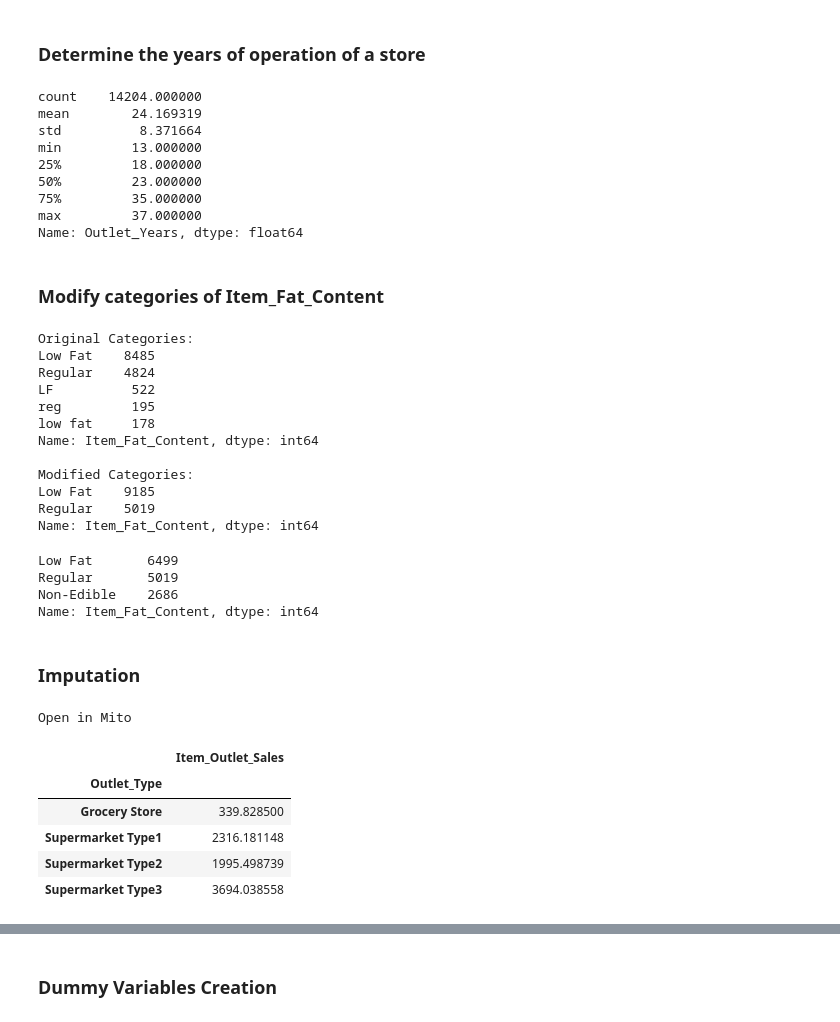
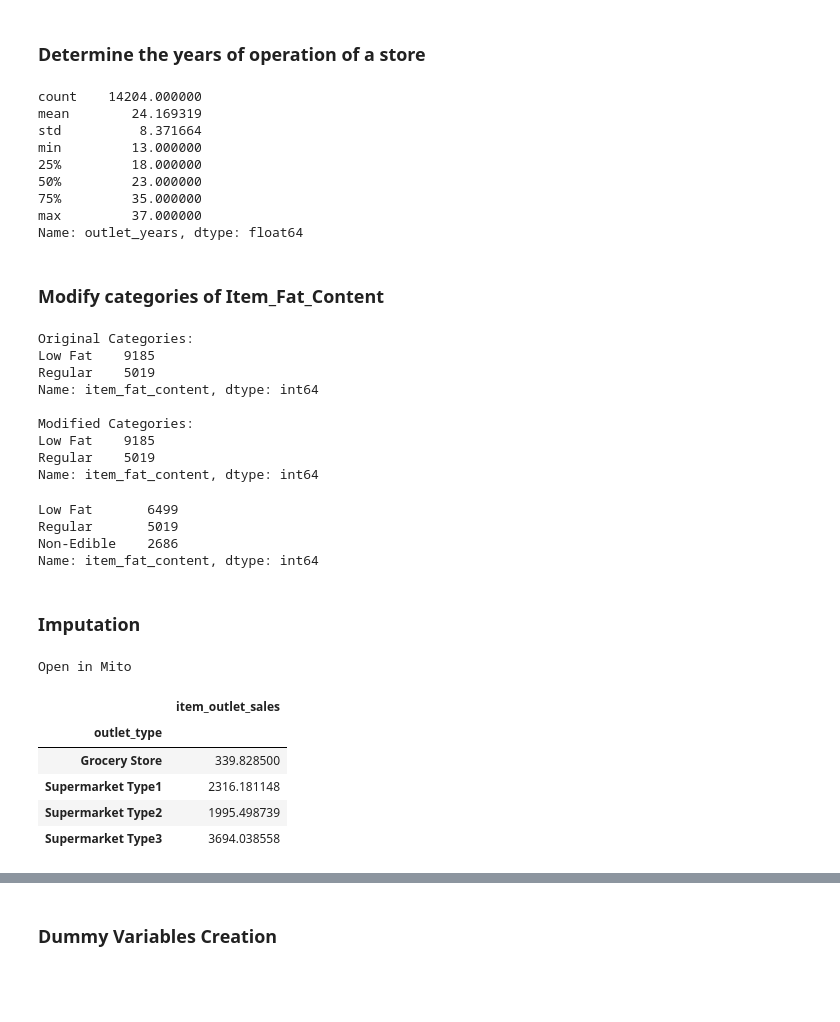
Before and after one commit to manuvats/Store_Sales_Prediction, a Jupyter notebook: notebooks/jupyter_notebook.ipynb, the cells around one changed output, grey strips where cells are left out. Saved outputs shown, nothing was run; the diff lists cells and outputs as text; code cells hidden in the pictures; blank space fills up the shorter version.

Commit message:
requirements.txt and inputTransform.py

```diff
--- a/notebooks/jupyter_notebook.ipynb
+++ b/notebooks/jupyter_notebook.ipynb
@@ -140,8 +116,8 @@ Name: Item_Type_Combined, dtype: int64
 # %%
 from datetime import date
 #Years:
-data['Outlet_Years'] = date.today().year - data['Outlet_Establishment_Year']
-data['Outlet_Years'].describe()
+data['outlet_years'] = date.today().year - data['outlet_establishment_year']
+data['outlet_years'].describe()
 # %% [output]
 count    14204.000000
 mean        24.169319
@@ -151,41 +127,38 @@ min         13.000000
 50%         23.000000
 75%         35.000000
 max         37.000000
-Name: Outlet_Years, dtype: float64
+Name: outlet_years, dtype: float64
 # %% [markdown]
 ### Modify categories of Item_Fat_Content
 # %%
 #Change categories of low fat:
 print ('Original Categories:')
-print (data['Item_Fat_Content'].value_counts())
+print (data['item_fat_content'].value_counts())
 
 print ('\nModified Categories:')
-data['Item_Fat_Content'] = data['Item_Fat_Content'].replace({'LF':'Low Fat',
+data['item_fat_content'] = data['item_fat_content'].replace({'LF':'Low Fat',
                                                              'reg':'Regular',
                                                              'low fat':'Low Fat'})
-print (data['Item_Fat_Content'].value_counts())
+print (data['item_fat_content'].value_counts())
 # %% [output]
 Original Categories:
-Low Fat    8485
-Regular    4824
-LF          522
-reg         195
-low fat     178
-Name: Item_Fat_Content, dtype: int64
+Low Fat    9185
+Regular    5019
+Name: item_fat_content, dtype: int64
 
 Modified Categories:
 Low Fat    9185
 Regular    5019
-Name: Item_Fat_Content, dtype: int64
+Name: item_fat_content, dtype: int64
 # %%
 #Mark non-consumables as separate category in low_fat:
-data.loc[data['Item_Type_Combined']=="Non-Consumable",'Item_Fat_Content'] = "Non-Edible"
-data['Item_Fat_Content'].value_counts()
+data.loc[data['item_type_combined']=="Non-Consumable",'item_fat_content'] = "Non-Edible"
+data['item_fat_content'].value_counts()
 # %% [output]
 Low Fat       6499
 Regular       5019
 Non-Edible    2686
-Name: Item_Fat_Content, dtype: int64
+Name: item_fat_content, dtype: int64
 # %%
 data.head()
 # %% [markdown]
@@ -194,16 +167,16 @@ data.head()
 #Label Encoding to impute missing values For regression, SVC, etc.
 le = LabelEncoder()
 #encoders=dict()
-series = data['Outlet_Size']
-data['Outlet_Size'] = pd.Series(le.fit_transform(series[series.notnull()]), index=series[series.notnull()].index)
+series = data['outlet_size']
+data['outlet_size'] = pd.Series(le.fit_transform(series[series.notnull()]), index=series[series.notnull()].index)
 #encoders['Outlet_Size'] = le
 # %%
 #Check the mean sales by type:
-data.pivot_table(values='Item_Outlet_Sales',index='Outlet_Type')
+data.pivot_table(values='item_outlet_sales',index='outlet_type')
 # %% [output]
 Open in Mito
-|  | Item_Outlet_Sales |
-| Outlet_Type |  |
+|  | item_outlet_sales |
+| outlet_type |  |
 | Grocery Store | 339.828500 |
 | Supermarket Type1 | 2316.181148 |
 | Supermarket Type2 | 1995.498739 |
```
Also changed, not shown: parts of 29 cells of this notebook, 18 other files.
